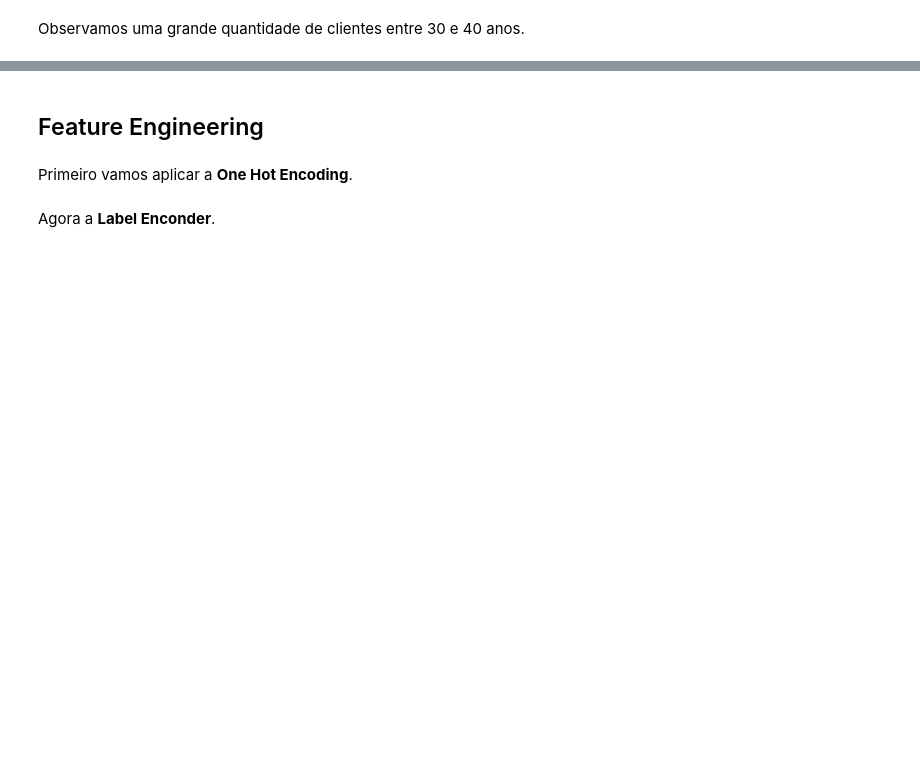
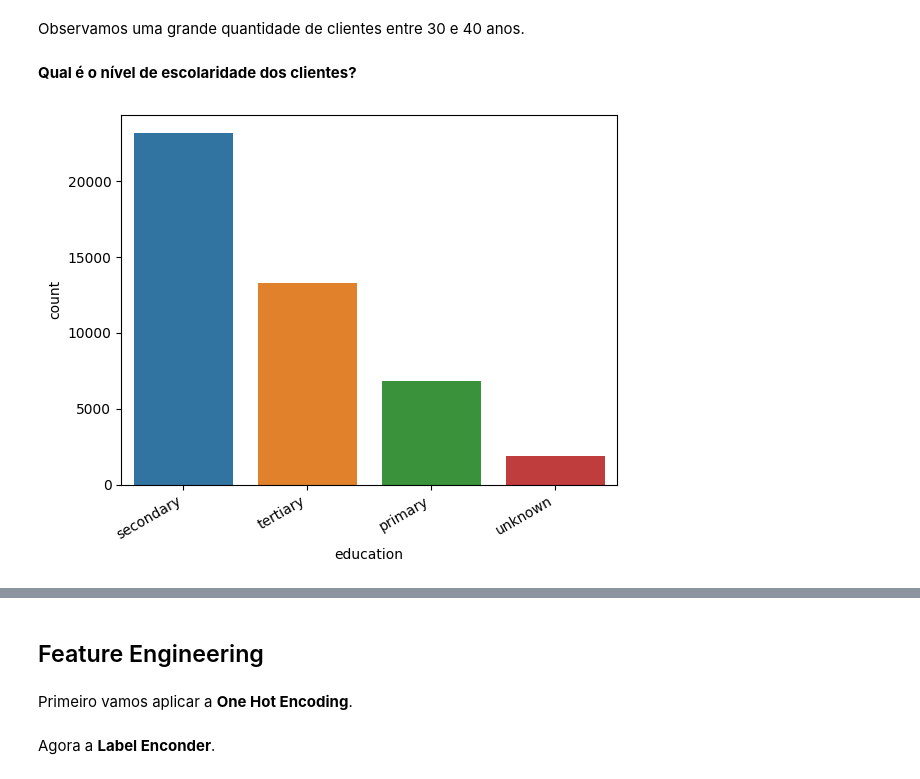
Before and after one commit to henriquedatascience/Projetos-DSA, a Jupyter notebook: Prevendo_Deposito_Bancaria_A_Prazo/Projeto_V1.ipynb, the cells around one changed output, grey strips where cells are left out. Drawn from its saved outputs; the diff is of its cells as text; code cells hidden in the pictures; blank space fills up the shorter version.

```diff
--- a/Prevendo_Deposito_Bancaria_A_Prazo/Projeto_V1.ipynb
+++ b/Prevendo_Deposito_Bancaria_A_Prazo/Projeto_V1.ipynb
@@ -78,2 +118,16 @@ plt.show()
 # %% [markdown]
 Observamos uma grande quantidade de clientes entre 30 e 40 anos.
+# %% [markdown]
+**Qual é o nível de escolaridade dos clientes?**
+# %%
+# Variável para ordernar o gráfico
+ordem = df['education'].value_counts().index
+
+# Plot
+sns.countplot(df, x= 'education', order= ordem)
+
+# Rotacionando os valores do eixo X
+plt.xticks(rotation= 30, ha= 'right')
+plt.show()
+# %% [output]
+[figure, added]
```
Also changed, not shown: parts of 27 cells of this notebook, 1 other file.
